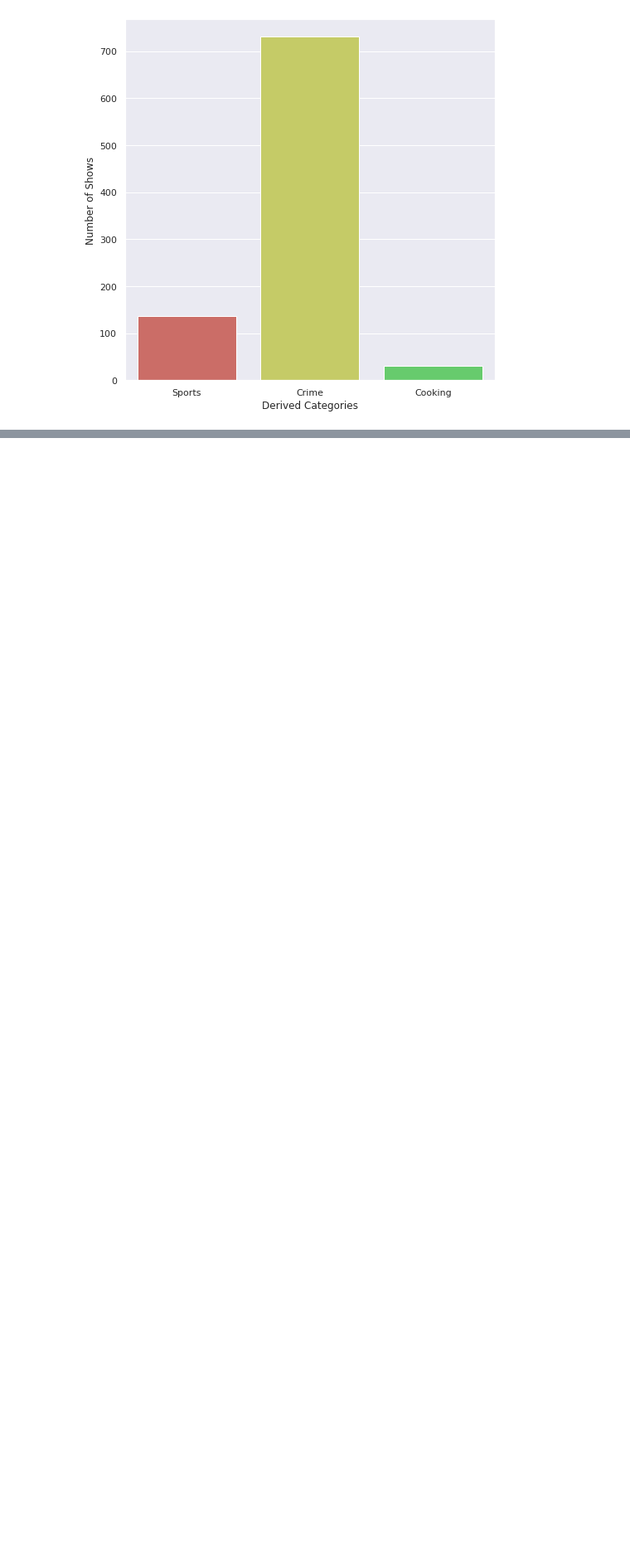
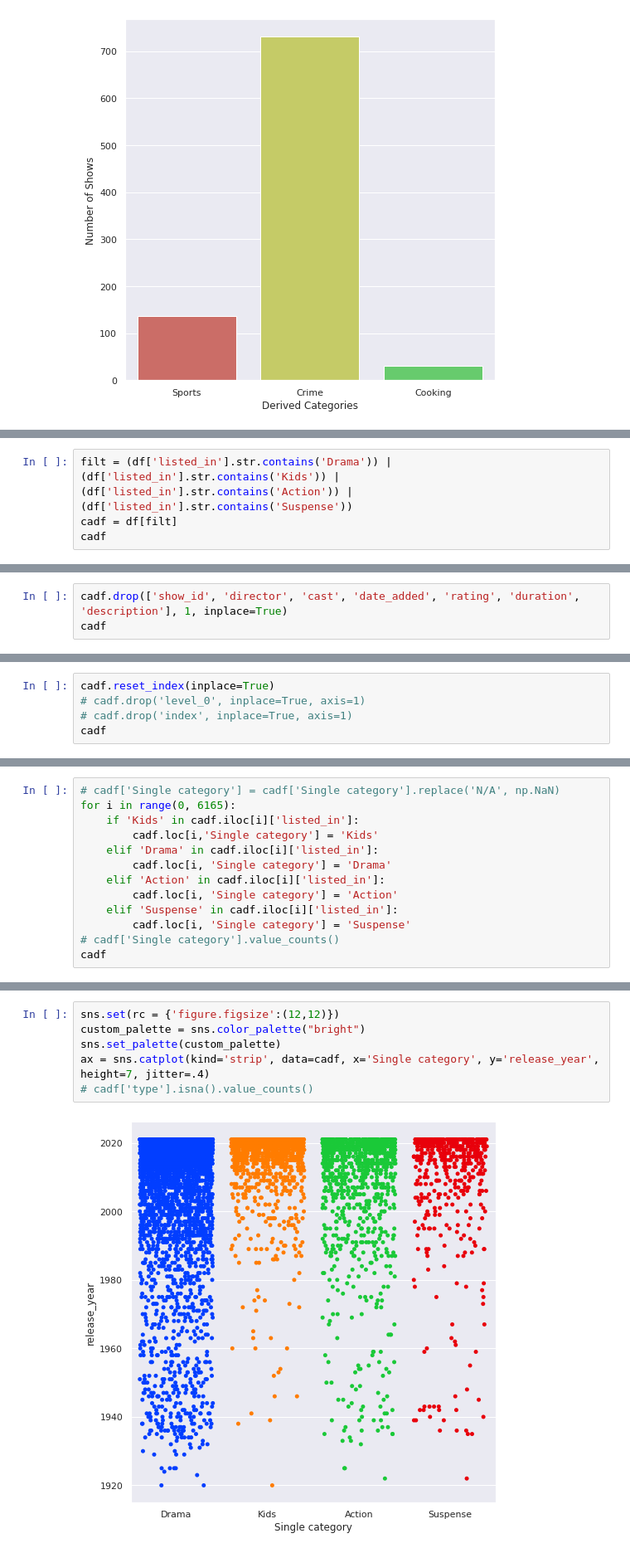
Before and after one commit to Ujwal-B/data_science_practice, a Jupyter notebook: amazonprimedataset-eda.ipynb, the cells around one changed output, grey strips where cells are left out. Shown at 83% size. Cells and saved outputs as stored; diff of their text form; blank space fills up the shorter version.

```diff
--- a/amazonprimedataset-eda.ipynb
+++ b/amazonprimedataset-eda.ipynb
@@ -277,0 +374,4 @@ ax = sns.barplot(x=sbdf['Derived Categories'], y=sbdf['Number of Shows'])
+# %%
+filt = (df['listed_in'].str.contains('Drama')) | (df['listed_in'].str.contains('Kids')) | (df['listed_in'].str.contains('Action')) | (df['listed_in'].str.contains('Suspense'))
+cadf = df[filt]
+cadf
@@ -277,0 +392,3 @@ ax = sns.barplot(x=sbdf['Derived Categories'], y=sbdf['Number of Shows'])
+# %%
+cadf.drop(['show_id', 'director', 'cast', 'date_added', 'rating', 'duration', 'description'], 1, inplace=True)
+cadf
@@ -277,0 +413,5 @@ ax = sns.barplot(x=sbdf['Derived Categories'], y=sbdf['Number of Shows'])
+# %%
+cadf.reset_index(inplace=True)
+# cadf.drop('level_0', inplace=True, axis=1)
+# cadf.drop('index', inplace=True, axis=1)
+cadf
@@ -277,0 +432,13 @@ ax = sns.barplot(x=sbdf['Derived Categories'], y=sbdf['Number of Shows'])
+# %%
+# cadf['Single category'] = cadf['Single category'].replace('N/A', np.NaN)
+for i in range(0, 6165):
+    if 'Kids' in cadf.iloc[i]['listed_in']:
+        cadf.loc[i,'Single category'] = 'Kids'
+    elif 'Drama' in cadf.iloc[i]['listed_in']:
+        cadf.loc[i, 'Single category'] = 'Drama'
+    elif 'Action' in cadf.iloc[i]['listed_in']:
+        cadf.loc[i, 'Single category'] = 'Action'
+    elif 'Suspense' in cadf.iloc[i]['listed_in']:
+        cadf.loc[i, 'Single category'] = 'Suspense'
+# cadf['Single category'].value_counts()
+cadf
@@ -277,0 +472,8 @@ ax = sns.barplot(x=sbdf['Derived Categories'], y=sbdf['Number of Shows'])
+# %%
+sns.set(rc = {'figure.figsize':(12,12)})
+custom_palette = sns.color_palette("bright")
+sns.set_palette(custom_palette)
+ax = sns.catplot(kind='strip', data=cadf, x='Single category', y='release_year', height=7, jitter=.4)
+# cadf['type'].isna().value_counts()
+# %% [output]
+[figure, added]
```
Also changed, not shown: parts of 23 cells of this notebook.
